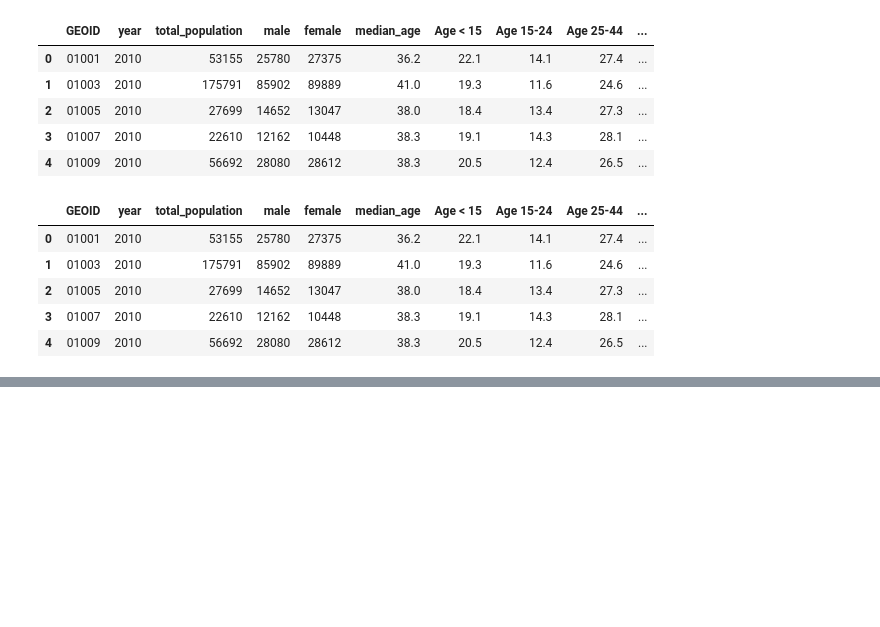
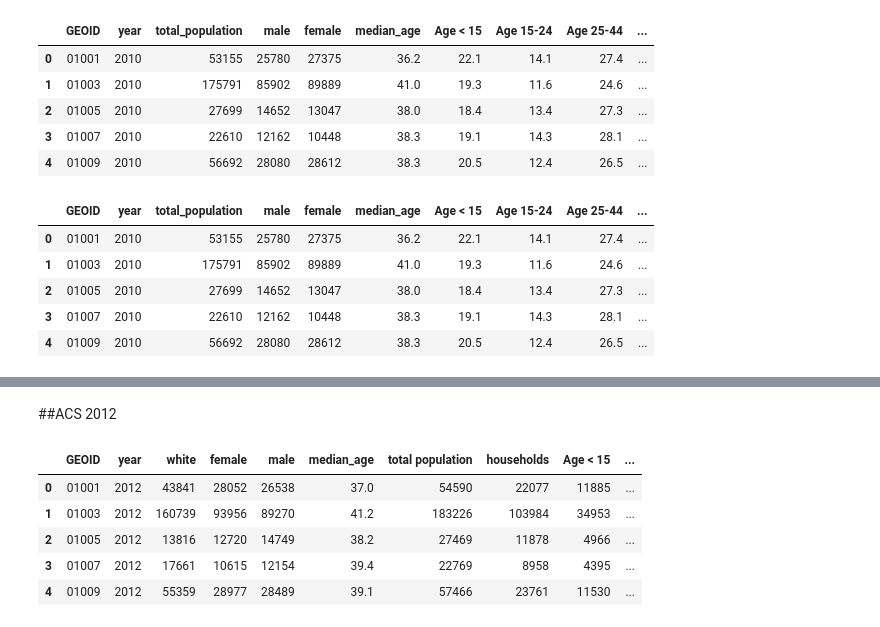
Before and after one commit to ReidelVichot/LC_identification, a Jupyter notebook: census_cleaning_11_18_24.ipynb, the cells around one changed output, grey strips where cells are left out. Saved outputs shown, nothing was run; the diff lists cells and outputs as text; code cells hidden in the pictures; blank space fills up the shorter version.

```diff
--- a/census_cleaning_11_18_24.ipynb
+++ b/census_cleaning_11_18_24.ipynb
@@ -274,0 +287,71 @@ acs5_11.head()
+# %% [markdown]
+##ACS 2012
+# %%
+acs5_12 = pd.read_csv(dpath + "ACSDP5Y2012.DP05-Data.csv", skiprows=1, low_memory=False)
+
+# -- create GEOID
+acs5_12["GEOID"] = acs5_12.Geography.str[-5:]
+# -- create year
+acs5_12["year"] = 2012
+
+# -- select columns
+cols = ['GEOID', 'year',
+         'Estimate!!RACE!!White',
+         'Estimate!!SEX AND AGE!!Under 5 years',
+         'Estimate!!SEX AND AGE!!5 to 9 years',
+         'Estimate!!SEX AND AGE!!10 to 14 years',
+         'Estimate!!SEX AND AGE!!15 to 19 years',
+         'Estimate!!SEX AND AGE!!20 to 24 years',
+         'Estimate!!SEX AND AGE!!25 to 34 years',
+         'Estimate!!SEX AND AGE!!35 to 44 years',
+         'Estimate!!SEX AND AGE!!45 to 54 years',
+         'Estimate!!SEX AND AGE!!55 to 59 years',
+         'Estimate!!SEX AND AGE!!60 to 64 years',
+         'Estimate!!SEX AND AGE!!65 years and over',
+         'Estimate!!SEX AND AGE!!Female',
+         'Estimate!!SEX AND AGE!!Male',
+         'Estimate!!SEX AND AGE!!Median age (years)',
+         'Estimate!!SEX AND AGE!!Total population',
+         'Estimate!!Total housing units']
+acs5_12 = acs5_12[cols]
+
+renamed_columns = {'Estimate!!RACE!!White': 'white',
+         'Estimate!!SEX AND AGE!!Under 5 years': "under_5_years" ,
+         'Estimate!!SEX AND AGE!!5 to 9 years': '5_to_9_years',
+         'Estimate!!SEX AND AGE!!10 to 14 years': '10_to_14_years',
+         'Estimate!!SEX AND AGE!!15 to 19 years': '15_to_19_years',
+         'Estimate!!SEX AND AGE!!20 to 24 years': '20_to_24_years',
+         'Estimate!!SEX AND AGE!!25 to 34 years': '25_to_34_years',
+         'Estimate!!SEX AND AGE!!35 to 44 years': '35_to_44_years',
+         'Estimate!!SEX AND AGE!!45 to 54 years': '45_to_54_years',
+         'Estimate!!SEX AND AGE!!55 to 59 years': '55_to_59_years',
+         'Estimate!!SEX AND AGE!!60 to 64 years': '60_to_64_years',
+         'Estimate!!SEX AND AGE!!65 years and over': '65_years_and_over',
+         'Estimate!!SEX AND AGE!!Female': 'female',
+         'Estimate!!SEX AND AGE!!Male': 'male',
+         'Estimate!!SEX AND AGE!!Median age (years)': 'median_age',
+         'Estimate!!SEX AND AGE!!Total population': 'total population',
+         'Estimate!!Total housing units': 'households'}
+acs5_12.rename(columns=renamed_columns, inplace=True)
+
+# -- create age groups
+acs5_12["Age < 15"] = acs5_12['under_5_years'] + acs5_12['5_to_9_years'] + acs5_12['10_to_14_years']
+acs5_12["Age 15-24"] = acs5_12['15_to_19_years'] + acs5_12['20_to_24_years']
+acs5_12["Age 25-44"] = acs5_12['25_to_34_years'] + acs5_12['35_to_44_years']
+acs5_12["Age 45-64"] = acs5_12['45_to_54_years'] + acs5_12['55_to_59_years'] + acs5_12['60_to_64_years']
+acs5_12["Age >= 65"] = acs5_12['65_years_and_over']
+
+
+# -- drop unnecesary columns
+acs5_12.drop(columns=['under_5_years', '5_to_9_years', '10_to_14_years',
+                      '15_to_19_years', '20_to_24_years', '25_to_34_years',
+                      '35_to_44_years', '45_to_54_years', '55_to_59_years',
+                      '60_to_64_years', '65_years_and_over'], inplace=True)
+acs5_12.head()
+# %% [output]
+|  | GEOID | year | white | female | male | median_age | total population | households | Age < 15 | ... |
+| 0 | 01001 | 2012 | 43841 | 28052 | 26538 | 37.0 | 54590 | 22077 | 11885 | ... |
+| 1 | 01003 | 2012 | 160739 | 93956 | 89270 | 41.2 | 183226 | 103984 | 34953 | ... |
+| 2 | 01005 | 2012 | 13816 | 12720 | 14749 | 38.2 | 27469 | 11878 | 4966 | ... |
+| 3 | 01007 | 2012 | 17661 | 10615 | 12154 | 39.4 | 22769 | 8958 | 4395 | ... |
+| 4 | 01009 | 2012 | 55359 | 28977 | 28489 | 39.1 | 57466 | 23761 | 11530 | ... |
```
Also changed, not shown: parts of 34 cells of this notebook.
